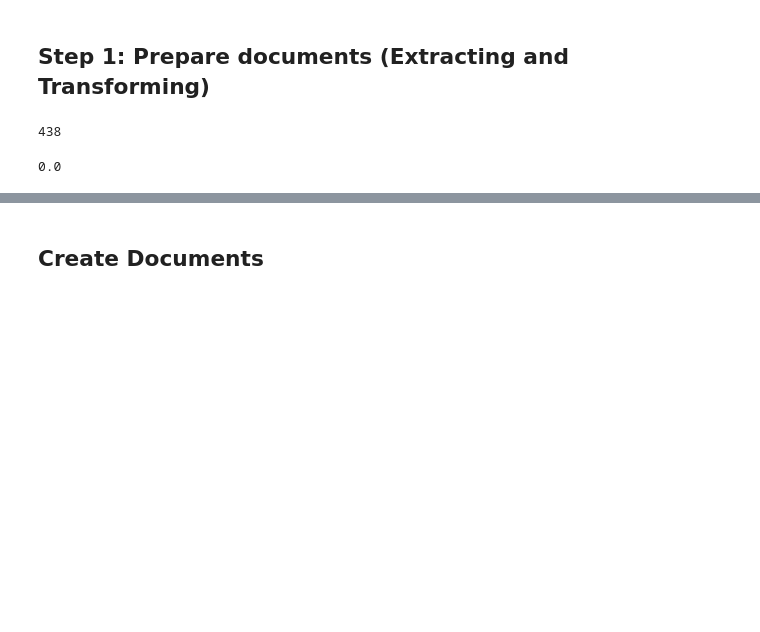
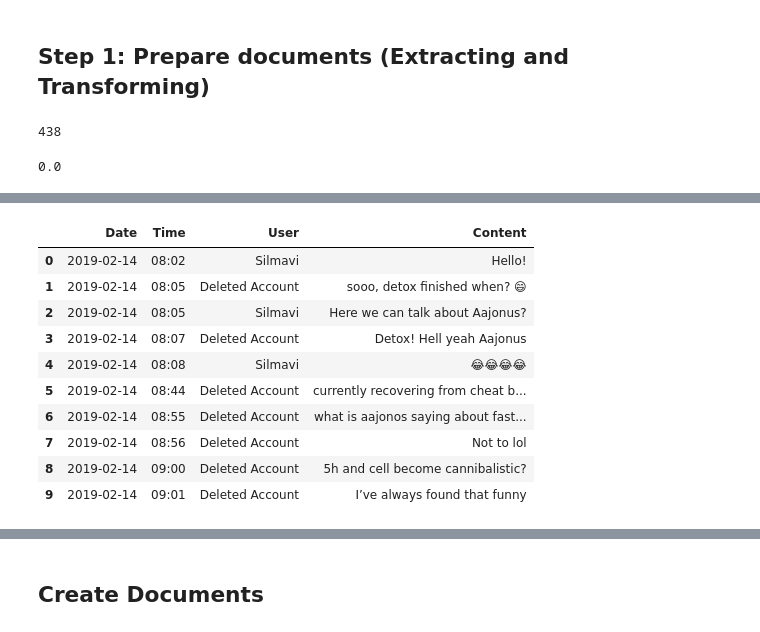
Before and after one commit to Wali-Mohamed/PrimalHealth, a Jupyter notebook: notebooks/1-rag_test.ipynb, the cells around one changed output, grey strips where cells are left out. Saved outputs shown, nothing was run; the diff lists cells and outputs as text; code cells hidden in the pictures; blank space fills up the shorter version.

```diff
--- a/notebooks/1-rag_test.ipynb
+++ b/notebooks/1-rag_test.ipynb
@@ -120,0 +114,14 @@ df.head()
+# %%
+df.head(10)
+# %% [output]
+|  | Date | Time | User | Content |
+| 0 | 2019-02-14 | 08:02 | Silmavi | Hello! |
+| 1 | 2019-02-14 | 08:05 | Deleted Account | sooo, detox finished when? 😄 |
+| 2 | 2019-02-14 | 08:05 | Silmavi | Here we can talk about Aajonus? |
+| 3 | 2019-02-14 | 08:07 | Deleted Account | Detox! Hell yeah Aajonus |
+| 4 | 2019-02-14 | 08:08 | Silmavi | 😂😂😂😂 |
+| 5 | 2019-02-14 | 08:44 | Deleted Account | currently recovering from cheat b... |
+| 6 | 2019-02-14 | 08:55 | Deleted Account | what is aajonos saying about fast... |
+| 7 | 2019-02-14 | 08:56 | Deleted Account | Not to lol |
+| 8 | 2019-02-14 | 09:00 | Deleted Account | 5h and cell become cannibalistic? |
+| 9 | 2019-02-14 | 09:01 | Deleted Account | I’ve always found that funny |
```
Also changed, not shown: parts of 26 cells of this notebook, 7 other files.
